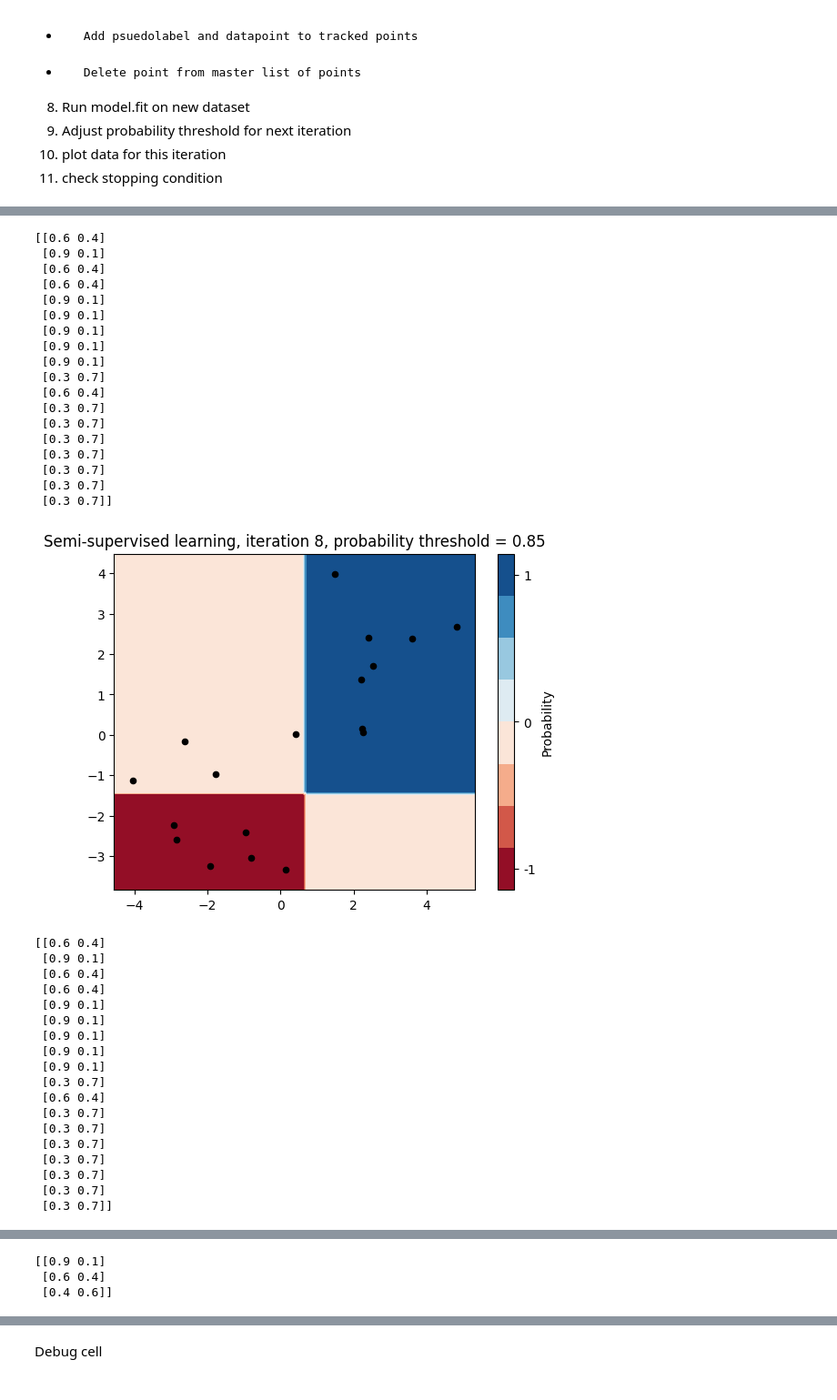
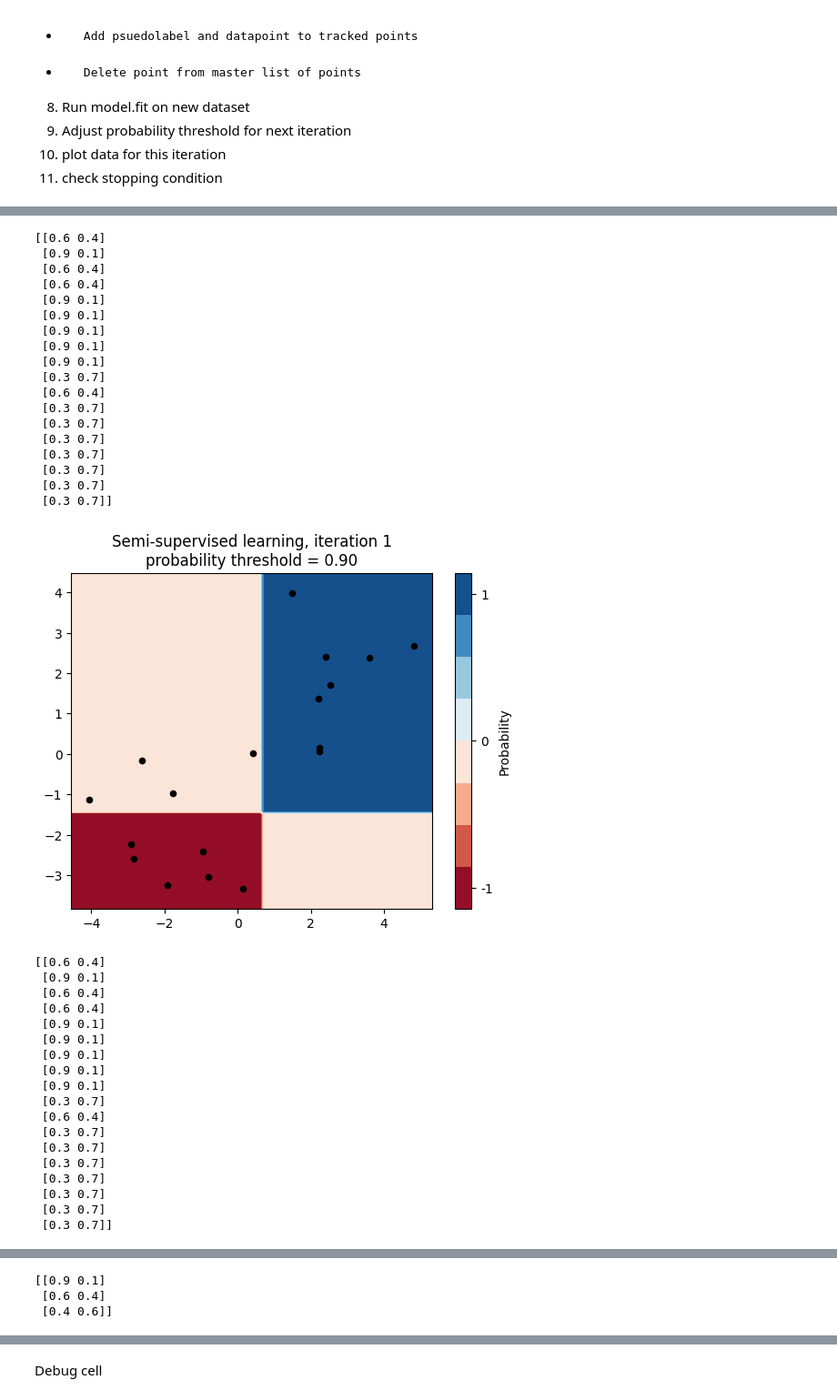
Before and after one commit to krisrjensen/csc730, a Jupyter notebook: assignment 4/Assignment_4.ipynb, the cells around one changed output, grey strips where cells are left out. Shown at 91% size. Drawn from its saved outputs; the diff is of its cells as text; code cells hidden in the pictures.

```diff
--- a/assignment 4/Assignment_4.ipynb
+++ b/assignment 4/Assignment_4.ipynb
@@ -269,6 +269,7 @@ plt.show()
 #loop until no more points are added to the psuedo labeled set
 
 opportunity_to_label_more_points = True
+j=0
 #stopping condition is met when the number of points in the pseudo labeled set is greater than the number of points in the unlabeled set or there are no more opportunities to label points
 while len(X_U) >= len(X_pseudoL) and opportunity_to_label_more_points == True:
 
@@ -285,43 +286,44 @@ while len(X_U) >= len(X_pseudoL) and opportunity_to_label_more_points == True:
         U_to_delete = []
 
 
+
+
+    #plots
+    fig, axs = plt.subplots(1,1)
+    ax = plt.subplot()
+    cm = plt.cm.RdBu
+    make_plot(X_pseudoL, y_pseudoL, X_U, classifier_PL, ax, cm, f'Semi-supervised learning, iteration {j+1}\nprobability threshold = {probability_threshold:.2f}')
+    plt.show()
+    j+=1
     #adjust the probability threshold
     probability_threshold = np.max([probability_threshold - probability_threshold_step, end_probability_threshold])
     if verbose == True: print(f'probability_threshold = {probability_threshold}')
 
     if(probability_threshold <= end_probability_threshold):
         opportunity_to_label_more_points = False
         if verbose == True: print('No more points to label')
-
-    #plots
-    fig, axs = plt.subplots(1,1)
-    ax = plt.subplot()
-    cm = plt.cm.RdBu
-    make_plot(X_pseudoL, y_pseudoL, X_U, classifier_PL, ax, cm, f'Semi-supervised learning, iteration {j+1}, probability threshold = {probability_threshold:.2f}')
-    plt.show()
-
 plt.show()
 # %% [output]
 [figure]
 [[0.6 0.4]
  [0.9 0.1]
  [0.6 0.4]
  [0.6 0.4]
  [0.9 0.1]
  [0.9 0.1]
  [0.9 0.1]
  [0.9 0.1]
  [0.9 0.1]
  [0.3 0.7]
  [0.6 0.4]
  [0.3 0.7]
  [0.3 0.7]
  [0.3 0.7]
  [0.3 0.7]
  [0.3 0.7]
  [0.3 0.7]
  [0.3 0.7]]
-[figure, old version]
+[figure, new version]
 [[0.6 0.4]
  [0.9 0.1]
  [0.6 0.4]
```
Also changed, not shown: parts of 1 cell of this notebook, 20 other files.
